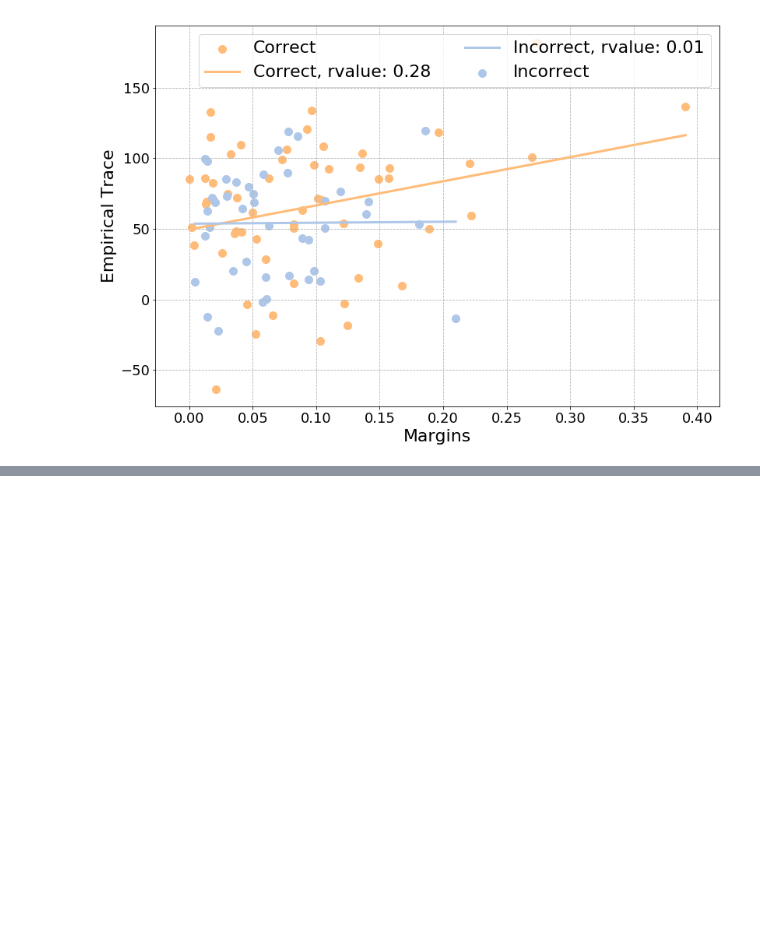
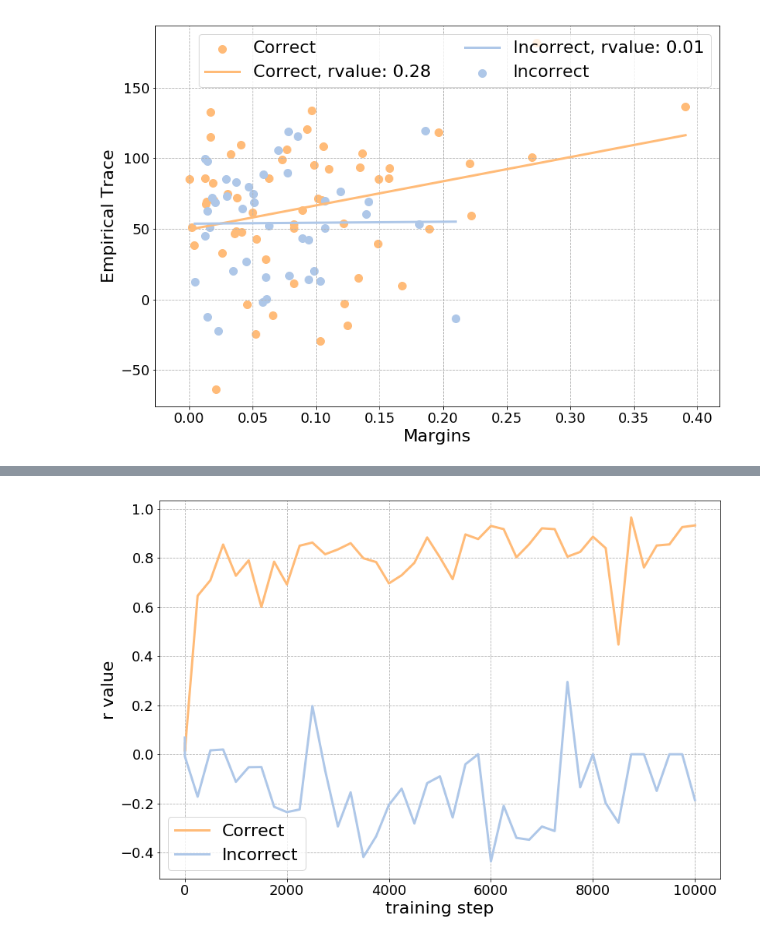
Before and after one commit to daniellengyel/deep_generalizability, a Jupyter notebook: Linear Trace.ipynb, the cells around one changed output, grey strips where cells are left out. Cells and saved outputs as stored; diff of their text form; code cells hidden in the pictures; blank space fills up the shorter version.

```diff
--- a/Linear Trace.ipynb
+++ b/Linear Trace.ipynb
@@ -148,0 +209,17 @@ for step in all_steps:
+# %%
+a = c["1599422489.5739546"]["0"]
+# %%
+plots = []
+plots_names = []
+X_axis_name = "training step"
+Y_axis_name = "r value"
+
+save_location = os.path.join(experiment_folder, "time_r.png")
+
+
+plots.append(plt.plot(list(a["correct_r_value"].keys()), list(a["correct_r_value"].values()), label="Correct"))
+plots.append(plt.plot(list(a["incorrect_r_value"].keys()), list(a["incorrect_r_value"].values()), label="Incorrect"))
+
+costum_plot(plots, plots_names, X_axis_name, Y_axis_name, X_axis_bounds=None, Y_axis_bounds=None, save_location=save_location)
+# %% [output]
+[figure, added]
```
Also changed, not shown: parts of 12 cells of this notebook, 8 other files.
